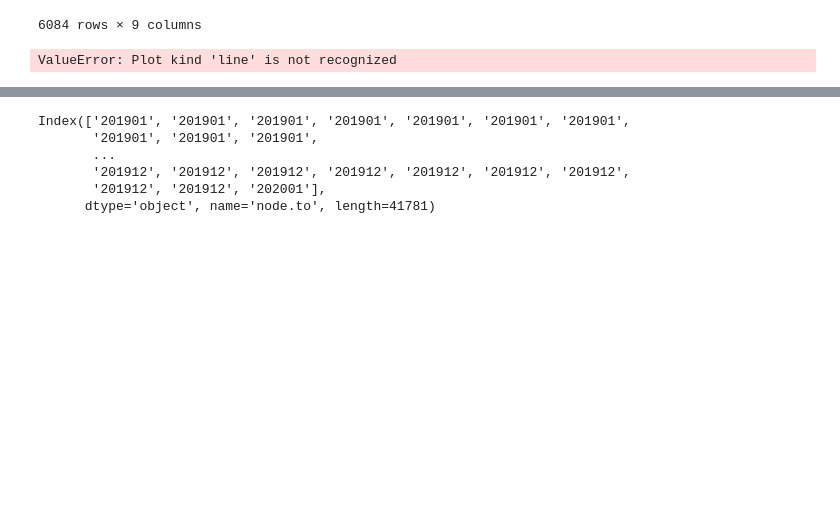
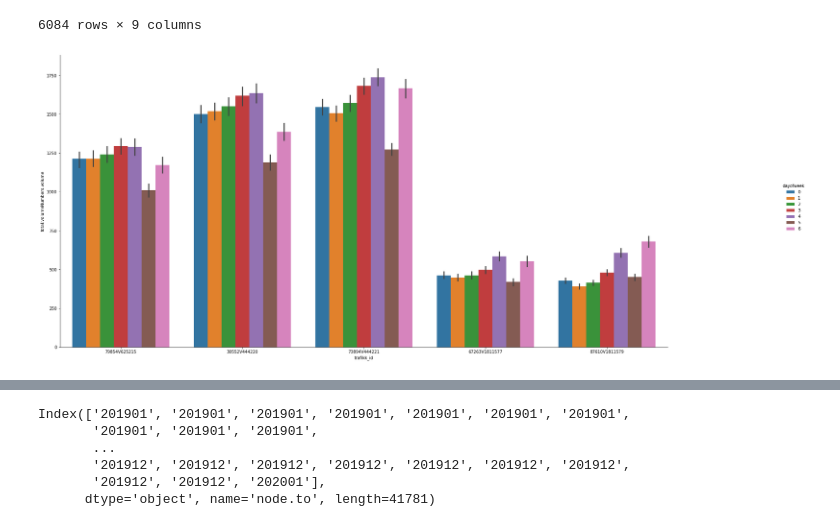
Before and after one commit to bjor2791/data-science-template, a Jupyter notebook: notebooks/E6_oslo_mogreina.ipynb, the cells around one changed output, grey strips where cells are left out. Drawn from its saved outputs; the diff is of its cells as text; code cells hidden in the pictures; blank space fills up the shorter version.

```diff
--- a/notebooks/E6_oslo_mogreina.ipynb
+++ b/notebooks/E6_oslo_mogreina.ipynb
@@ -255,12 +240,12 @@ df_isnull = df_total.isnull()
 # %%
 
 
-g = sns.catplot(kind = 'line', y='total.volumeNumbers.volume', x= 'trafikk_id', data = df_total, hue = 'dayofweek')#[df_total['dayofweek'] == 6] )
+g = sns.catplot(kind = 'bar', y='total.volumeNumbers.volume', x= 'trafikk_id', data = df_total, hue = 'dayofweek', order = ['79854V625215','30552V444220', '73894V444221', '67263V1811577', '87610V1811579']   )#[df_total['dayofweek'] == 6] )
 #sns.set(rc={'figure.figsize':(11.7,40.27)})
 
 
 
 g.fig.set_figwidth(30.27)
 g.fig.set_figheight(11.7)
 # %% [output]
-ValueError: Plot kind 'line' is not recognized
+[figure, added]
```
Also changed, not shown: parts of 67 cells of this notebook.
